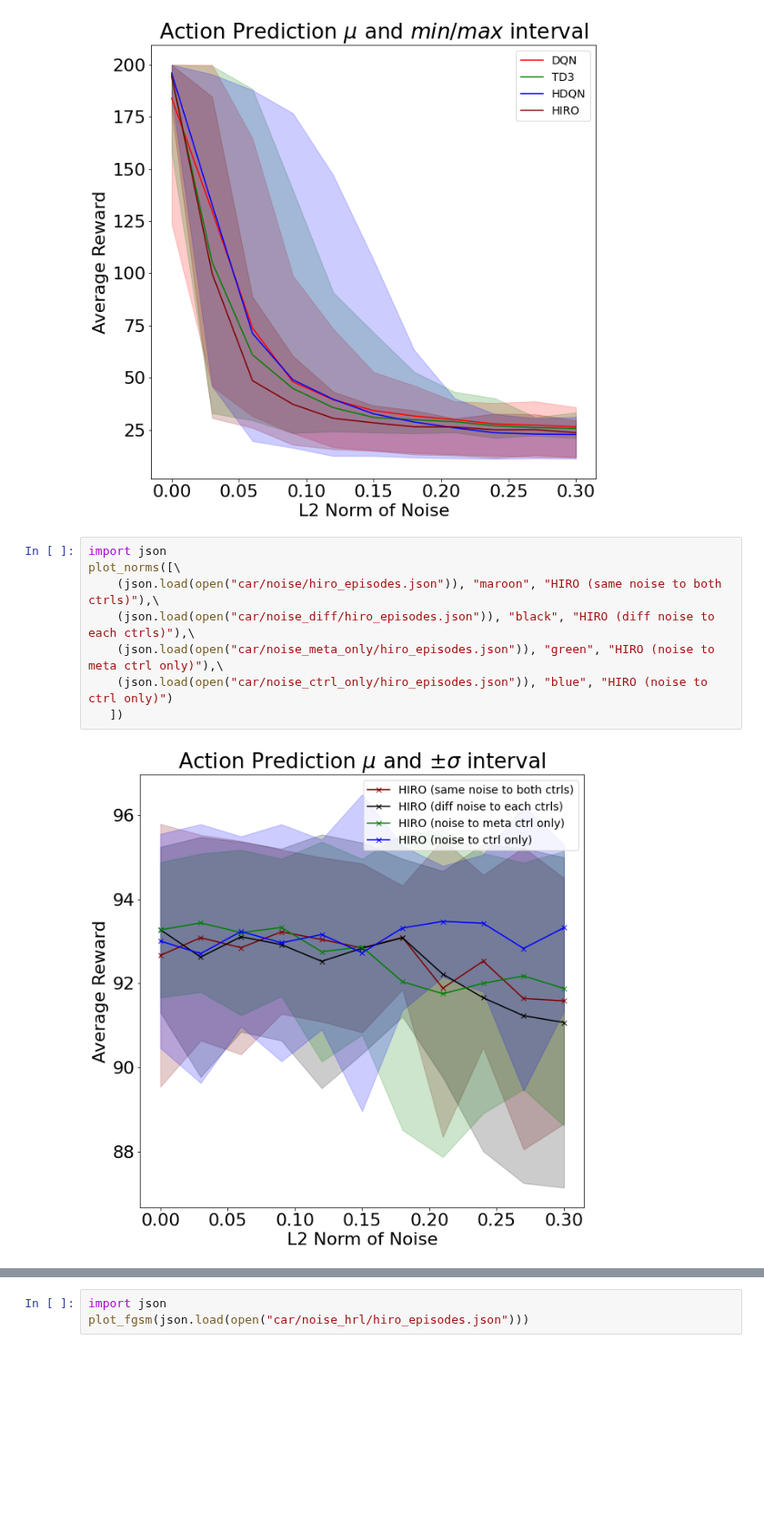
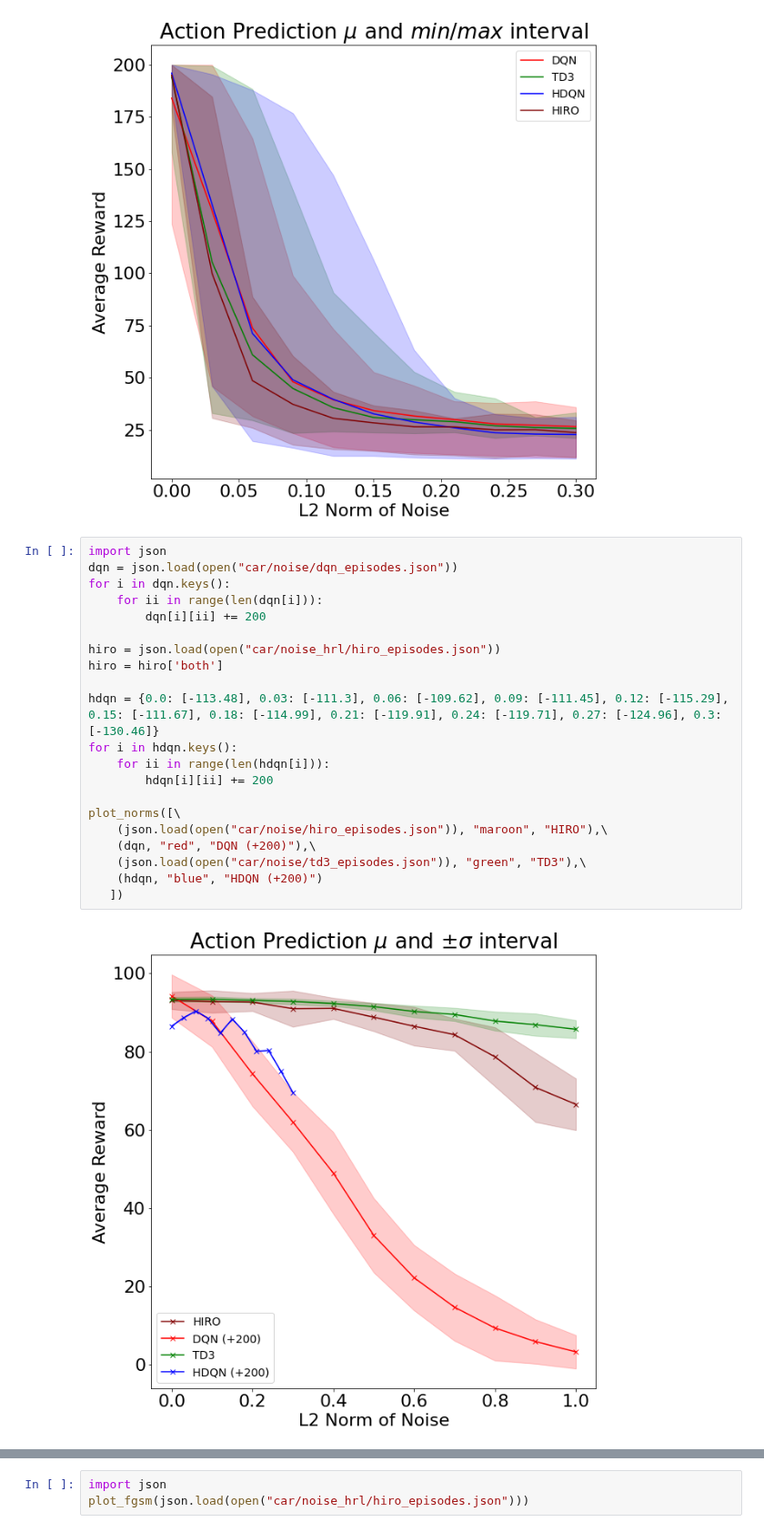
Before and after one commit to Davidobot/adversarial_hrl, a Jupyter notebook: plotting/plotting.ipynb, the cells around one changed output, grey strips where cells are left out. Shown at 91% size. Drawn from its saved outputs; the diff is of its cells as text; blank space fills up the shorter version.

```diff
--- a/plotting/plotting.ipynb
+++ b/plotting/plotting.ipynb
@@ -146,16 +146,29 @@ plot_norms_minmax([\
    ])
 # %% [output]
 [figure]
-# %%
-import json
-plot_norms([\
-    (json.load(open("car/noise/hiro_episodes.json")), "maroon", "HIRO (same noise to both ctrls)"),\
-    (json.load(open("car/noise_diff/hiro_episodes.json")), "black", "HIRO (diff noise to each ctrls)"),\
-    (json.load(open("car/noise_meta_only/hiro_episodes.json")), "green", "HIRO (noise to meta ctrl only)"),\
-    (json.load(open("car/noise_ctrl_only/hiro_episodes.json")), "blue", "HIRO (noise to ctrl only)")
-   ])
-# %% [output]
-[figure, removed]
+# %%
+import json
+dqn = json.load(open("car/noise/dqn_episodes.json"))
+for i in dqn.keys():
+    for ii in range(len(dqn[i])):
+        dqn[i][ii] += 200
+
+hiro = json.load(open("car/noise_hrl/hiro_episodes.json"))
+hiro = hiro['both']
+
+hdqn = {0.0: [-113.48], 0.03: [-111.3], 0.06: [-109.62], 0.09: [-111.45], 0.12: [-115.29], 0.15: [-111.67], 0.18: [-114.99], 0.21: [-119.91], 0.24: [-119.71], 0.27: [-124.96], 0.3: [-130.46]}
+for i in hdqn.keys():
+    for ii in range(len(hdqn[i])):
+        hdqn[i][ii] += 200
+
+plot_norms([\
+    (json.load(open("car/noise/hiro_episodes.json")), "maroon", "HIRO"),\
+    (dqn, "red", "DQN (+200)"),\
+    (json.load(open("car/noise/td3_episodes.json")), "green", "TD3"),\
+    (hdqn, "blue", "HDQN (+200)")
+   ])
+# %% [output]
+[figure, added]
 # %%
 import json
 plot_norms_minmax([\
```
Also changed, not shown: parts of 5 cells of this notebook, 10 other files.
